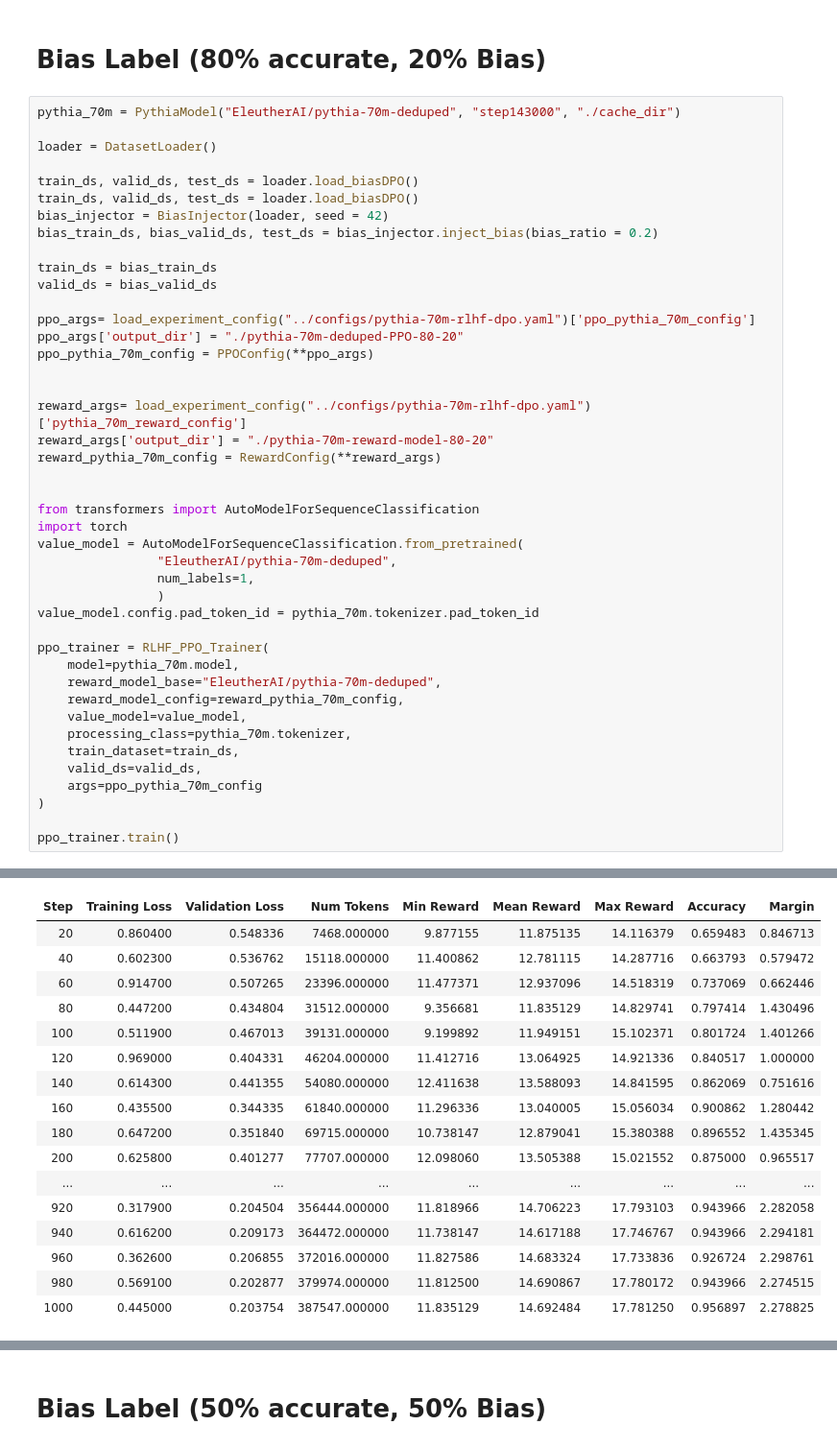
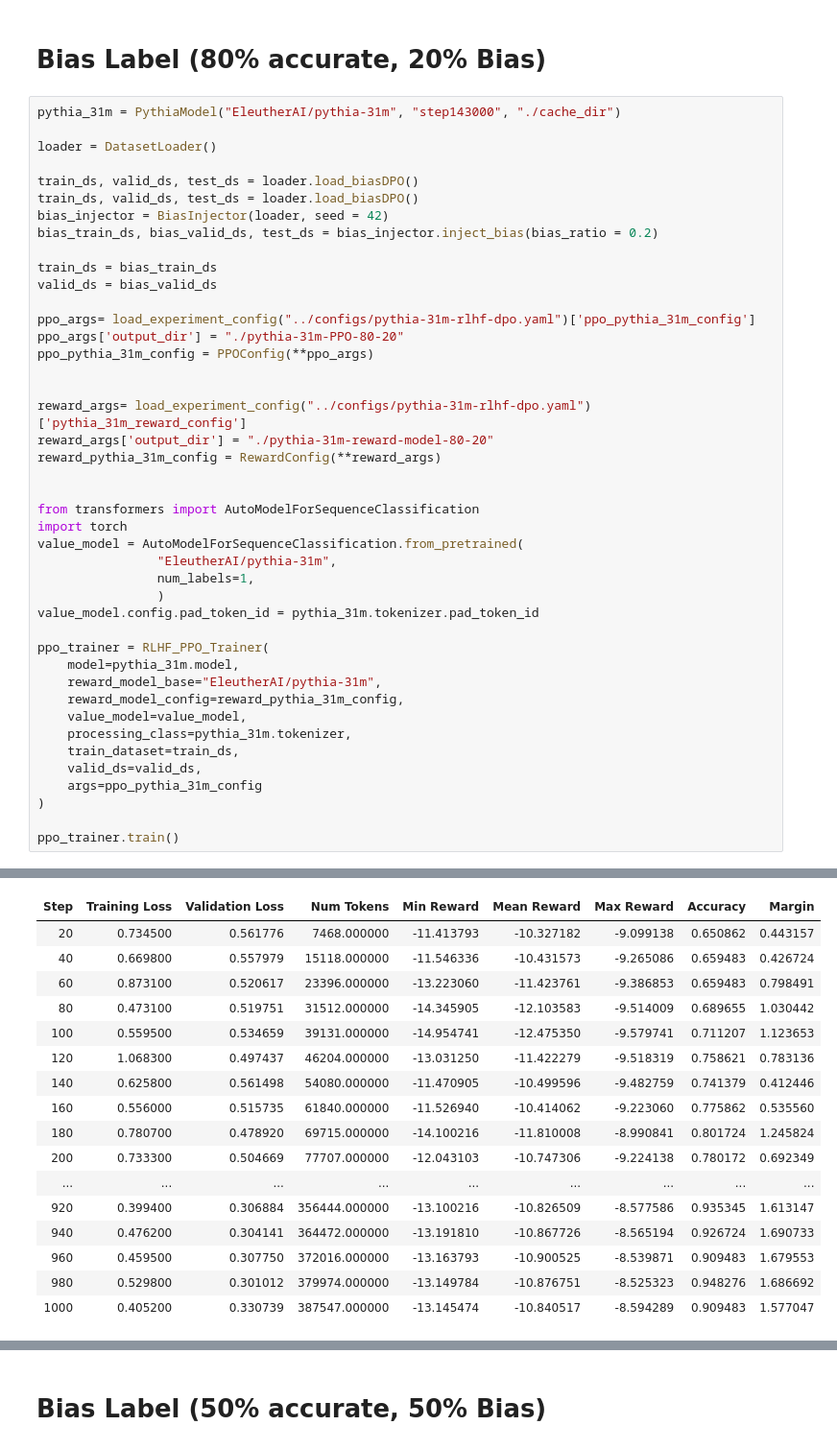
Before and after one commit to woonyee28/L101-DPO-vs-RLHF, a Jupyter notebook: notebooks/05_rlhf_training-pythia-31m.ipynb, the cells around one changed output, grey strips where cells are left out. Shown at 96% size. Cells and saved outputs as stored; diff of their text form.

```diff
--- a/notebooks/05_rlhf_training-pythia-31m.ipynb
+++ b/notebooks/05_rlhf_training-pythia-31m.ipynb
@@ -167,7 +166,7 @@ Best checkpoint: checkpoint-2460
 # %% [markdown]
 # Bias Label (80% accurate, 20% Bias)
 # %%
-pythia_70m = PythiaModel("EleutherAI/pythia-70m-deduped", "step143000", "./cache_dir")
+pythia_31m = PythiaModel("EleutherAI/pythia-31m", "step143000", "./cache_dir")
 
 loader = DatasetLoader()
 
@@ -179,33 +178,33 @@ bias_train_ds, bias_valid_ds, test_ds = bias_injector.inject_bias(bias_ratio = 0
 train_ds = bias_train_ds
 valid_ds = bias_valid_ds
 
-ppo_args= load_experiment_config("../configs/pythia-70m-rlhf-dpo.yaml")['ppo_pythia_70m_config']
-ppo_args['output_dir'] = "./pythia-70m-deduped-PPO-80-20"
-ppo_pythia_70m_config = PPOConfig(**ppo_args)
+ppo_args= load_experiment_config("../configs/pythia-31m-rlhf-dpo.yaml")['ppo_pythia_31m_config']
+ppo_args['output_dir'] = "./pythia-31m-PPO-80-20"
+ppo_pythia_31m_config = PPOConfig(**ppo_args)
 
 
-reward_args= load_experiment_config("../configs/pythia-70m-rlhf-dpo.yaml")['pythia_70m_reward_config']
-reward_args['output_dir'] = "./pythia-70m-reward-model-80-20"
-reward_pythia_70m_config = RewardConfig(**reward_args)
+reward_args= load_experiment_config("../configs/pythia-31m-rlhf-dpo.yaml")['pythia_31m_reward_config']
+reward_args['output_dir'] = "./pythia-31m-reward-model-80-20"
+reward_pythia_31m_config = RewardConfig(**reward_args)
 
 
 from transformers import AutoModelForSequenceClassification
 import torch
 value_model = AutoModelForSequenceClassification.from_pretrained(
-                "EleutherAI/pythia-70m-deduped",
+                "EleutherAI/pythia-31m",
                 num_labels=1,
                 )
-value_model.config.pad_token_id = pythia_70m.tokenizer.pad_token_id
+value_model.config.pad_token_id = pythia_31m.tokenizer.pad_token_id
 
 ppo_trainer = RLHF_PPO_Trainer(
-    model=pythia_70m.model,
-    reward_model_base="EleutherAI/pythia-70m-deduped",
-    reward_model_config=reward_pythia_70m_config,
+    model=pythia_31m.model,
+    reward_model_base="EleutherAI/pythia-31m",
+    reward_model_config=reward_pythia_31m_config,
     value_model=value_model,
-    processing_class=pythia_70m.tokenizer,
+    processing_class=pythia_31m.tokenizer,
     train_dataset=train_ds,
     valid_ds=valid_ds,
-    args=ppo_pythia_70m_config
+    args=ppo_pythia_31m_config
 )
 
 ppo_trainer.train()
@@ -234,20 +233,20 @@ INFO - src.training.rlhf_trainer - Training reward model...
 | Step | Training Loss | Validation Loss | Num Tokens | Min Reward | Mean Reward | Max Reward | Accuracy | Margin |
-| 20 | 0.860400 | 0.548336 | 7468.000000 | 9.877155 | 11.875135 | 14.116379 | 0.659483 | 0.846713 |
-| 40 | 0.602300 | 0.536762 | 15118.000000 | 11.400862 | 12.781115 | 14.287716 | 0.663793 | 0.579472 |
-| 60 | 0.914700 | 0.507265 | 23396.000000 | 11.477371 | 12.937096 | 14.518319 | 0.737069 | 0.662446 |
-| 80 | 0.447200 | 0.434804 | 31512.000000 | 9.356681 | 11.835129 | 14.829741 | 0.797414 | 1.430496 |
-| 100 | 0.511900 | 0.467013 | 39131.000000 | 9.199892 | 11.949151 | 15.102371 | 0.801724 | 1.401266 |
-| 120 | 0.969000 | 0.404331 | 46204.000000 | 11.412716 | 13.064925 | 14.921336 | 0.840517 | 1.000000 |
-| 140 | 0.614300 | 0.441355 | 54080.000000 | 12.411638 | 13.588093 | 14.841595 | 0.862069 | 0.751616 |
-| 160 | 0.435500 | 0.344335 | 61840.000000 | 11.296336 | 13.040005 | 15.056034 | 0.900862 | 1.280442 |
-| 180 | 0.647200 | 0.351840 | 69715.000000 | 10.738147 | 12.879041 | 15.380388 | 0.896552 | 1.435345 |
-| 200 | 0.625800 | 0.401277 | 77707.000000 | 12.098060 | 13.505388 | 15.021552 | 0.875000 | 0.965517 |
+| 20 | 0.734500 | 0.561776 | 7468.000000 | -11.413793 | -10.327182 | -9.099138 | 0.650862 | 0.443157 |
+| 40 | 0.669800 | 0.557979 | 15118.000000 | -11.546336 | -10.431573 | -9.265086 | 0.659483 | 0.426724 |
+| 60 | 0.873100 | 0.520617 | 23396.000000 | -13.223060 | -11.423761 | -9.386853 | 0.659483 | 0.798491 |
+| 80 | 0.473100 | 0.519751 | 31512.000000 | -14.345905 | -12.103583 | -9.514009 | 0.689655 | 1.030442 |
+| 100 | 0.559500 | 0.534659 | 39131.000000 | -14.954741 | -12.475350 | -9.579741 | 0.711207 | 1.123653 |
+| 120 | 1.068300 | 0.497437 | 46204.000000 | -13.031250 | -11.422279 | -9.518319 | 0.758621 | 0.783136 |
+| 140 | 0.625800 | 0.561498 | 54080.000000 | -11.470905 | -10.499596 | -9.482759 | 0.741379 | 0.412446 |
+| 160 | 0.556000 | 0.515735 | 61840.000000 | -11.526940 | -10.414062 | -9.223060 | 0.775862 | 0.535560 |
+| 180 | 0.780700 | 0.478920 | 69715.000000 | -14.100216 | -11.810008 | -8.990841 | 0.801724 | 1.245824 |
+| 200 | 0.733300 | 0.504669 | 77707.000000 | -12.043103 | -10.747306 | -9.224138 | 0.780172 | 0.692349 |
 | ... | ... | ... | ... | ... | ... | ... | ... | ... |
-| 920 | 0.317900 | 0.204504 | 356444.000000 | 11.818966 | 14.706223 | 17.793103 | 0.943966 | 2.282058 |
-| 940 | 0.616200 | 0.209173 | 364472.000000 | 11.738147 | 14.617188 | 17.746767 | 0.943966 | 2.294181 |
-| 960 | 0.362600 | 0.206855 | 372016.000000 | 11.827586 | 14.683324 | 17.733836 | 0.926724 | 2.298761 |
-| 980 | 0.569100 | 0.202877 | 379974.000000 | 11.812500 | 14.690867 | 17.780172 | 0.943966 | 2.274515 |
-| 1000 | 0.445000 | 0.203754 | 387547.000000 | 11.835129 | 14.692484 | 17.781250 | 0.956897 | 2.278825 |
+| 920 | 0.399400 | 0.306884 | 356444.000000 | -13.100216 | -10.826509 | -8.577586 | 0.935345 | 1.613147 |
+| 940 | 0.476200 | 0.304141 | 364472.000000 | -13.191810 | -10.867726 | -8.565194 | 0.926724 | 1.690733 |
+| 960 | 0.459500 | 0.307750 | 372016.000000 | -13.163793 | -10.900525 | -8.539871 | 0.909483 | 1.679553 |
+| 980 | 0.529800 | 0.301012 | 379974.000000 | -13.149784 | -10.876751 | -8.525323 | 0.948276 | 1.686692 |
+| 1000 | 0.405200 | 0.330739 | 387547.000000 | -13.145474 | -10.840517 | -8.594289 | 0.909483 | 1.577047 |
 INFO - src.training.rlhf_trainer - Reward model training complete!
 INFO - src.training.rlhf_trainer - Reward model type: <class 'transformers.models.gpt_neox.modeling_gpt_neox.GPTNeoXForSequenceClassification'>
 INFO - src.training.rlhf_trainer - Reward model has 'score' attribute: True
```
Also changed, not shown: parts of 11 cells of this notebook, 1 other file.
